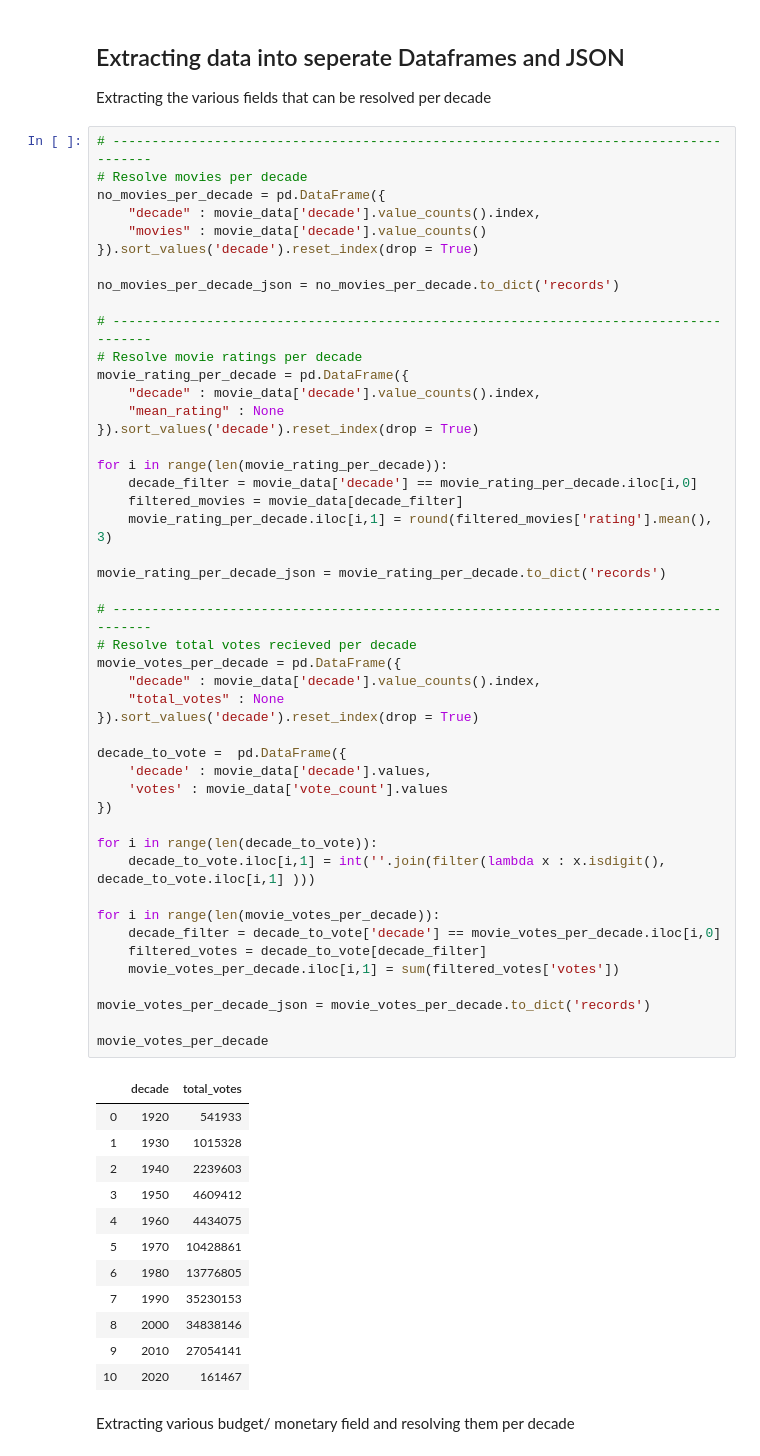
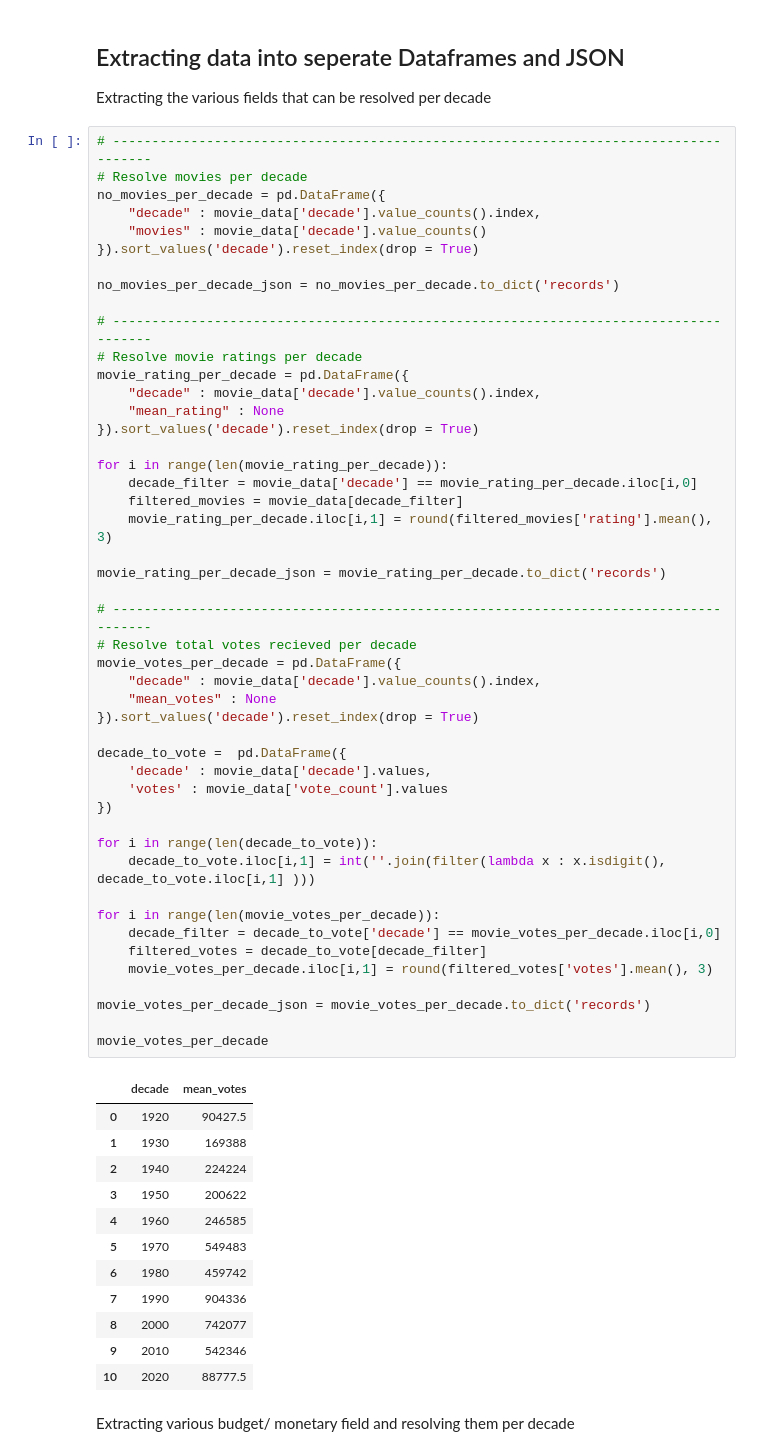
Before and after one commit to SDhanush163/NoMoIMDb, a Jupyter notebook: imdb-data-analytics-extractor.ipynb, the cells around one changed output. Saved outputs shown, nothing was run; the diff lists cells and outputs as text.

```diff
--- a/imdb-data-analytics-extractor.ipynb
+++ b/imdb-data-analytics-extractor.ipynb
@@ -46,47 +46,47 @@ movie_rating_per_decade = pd.DataFrame({
 
 for i in range(len(movie_rating_per_decade)):
     decade_filter = movie_data['decade'] == movie_rating_per_decade.iloc[i,0]
     filtered_movies = movie_data[decade_filter]
     movie_rating_per_decade.iloc[i,1] = round(filtered_movies['rating'].mean(), 3)
 
 movie_rating_per_decade_json = movie_rating_per_decade.to_dict('records')
 
 # -------------------------------------------------------------------------------------
 # Resolve total votes recieved per decade
 movie_votes_per_decade = pd.DataFrame({
     "decade" : movie_data['decade'].value_counts().index,
-    "total_votes" : None
+    "mean_votes" : None
 }).sort_values('decade').reset_index(drop = True)
 
 decade_to_vote =  pd.DataFrame({
     'decade' : movie_data['decade'].values,
     'votes' : movie_data['vote_count'].values
 })
 
 for i in range(len(decade_to_vote)):
     decade_to_vote.iloc[i,1] = int(''.join(filter(lambda x : x.isdigit(), decade_to_vote.iloc[i,1] )))
 
 for i in range(len(movie_votes_per_decade)):
     decade_filter = decade_to_vote['decade'] == movie_votes_per_decade.iloc[i,0]
     filtered_votes = decade_to_vote[decade_filter]
-    movie_votes_per_decade.iloc[i,1] = sum(filtered_votes['votes'])
+    movie_votes_per_decade.iloc[i,1] = round(filtered_votes['votes'].mean(), 3)
 
 movie_votes_per_decade_json = movie_votes_per_decade.to_dict('records')
 
 movie_votes_per_decade
 # %% [output]
-|  | decade | total_votes |
-| 0 | 1920 | 541933 |
-| 1 | 1930 | 1015328 |
-| 2 | 1940 | 2239603 |
-| 3 | 1950 | 4609412 |
-| 4 | 1960 | 4434075 |
-| 5 | 1970 | 10428861 |
-| 6 | 1980 | 13776805 |
-| 7 | 1990 | 35230153 |
-| 8 | 2000 | 34838146 |
-| 9 | 2010 | 27054141 |
-| 10 | 2020 | 161467 |
+|  | decade | mean_votes |
+| 0 | 1920 | 90427.5 |
+| 1 | 1930 | 169388 |
+| 2 | 1940 | 224224 |
+| 3 | 1950 | 200622 |
+| 4 | 1960 | 246585 |
+| 5 | 1970 | 549483 |
+| 6 | 1980 | 459742 |
+| 7 | 1990 | 904336 |
+| 8 | 2000 | 742077 |
+| 9 | 2010 | 542346 |
+| 10 | 2020 | 88777.5 |
 # %% [markdown]
 Extracting various budget/ monetary field and resolving them per decade
 # %%
```
Also changed, not shown: parts of 8 cells of this notebook, 1 other file.
